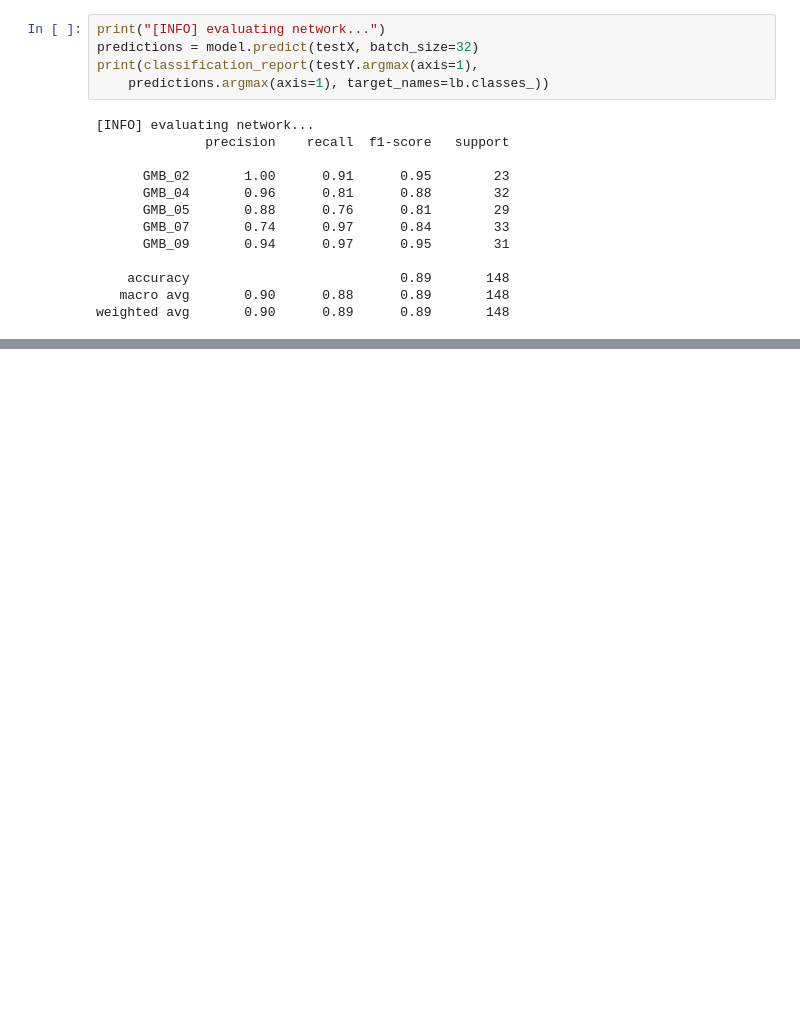
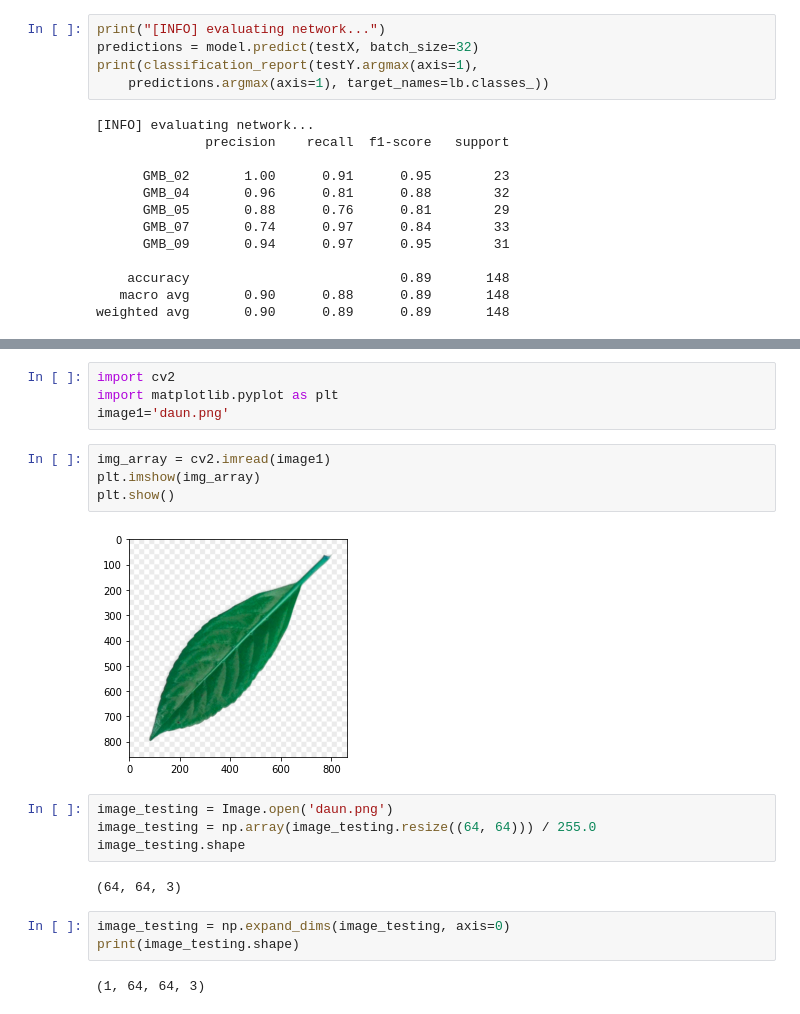
Before and after one commit to satyaadhiw/Image-Clasification, a Jupyter notebook: Daun Clasification.ipynb, the cells around one changed output, grey strips where cells are left out. Saved outputs shown, nothing was run; the diff lists cells and outputs as text; blank space fills up the shorter version.

```diff
--- a/Daun Clasification.ipynb
+++ b/Daun Clasification.ipynb
@@ -173,0 +184,21 @@ weighted avg       0.90      0.89      0.89       148
+# %%
+import cv2
+import matplotlib.pyplot as plt
+image1='daun.png'
+# %%
+img_array = cv2.imread(image1)
+plt.imshow(img_array)
+plt.show()
+# %% [output]
+[figure, added]
+# %%
+image_testing = Image.open('daun.png')
+image_testing = np.array(image_testing.resize((64, 64))) / 255.0
+image_testing.shape
+# %% [output]
+(64, 64, 3)
+# %%
+image_testing = np.expand_dims(image_testing, axis=0)
+print(image_testing.shape)
+# %% [output]
+(1, 64, 64, 3)
```
Also changed, not shown: parts of 2 cells of this notebook.
